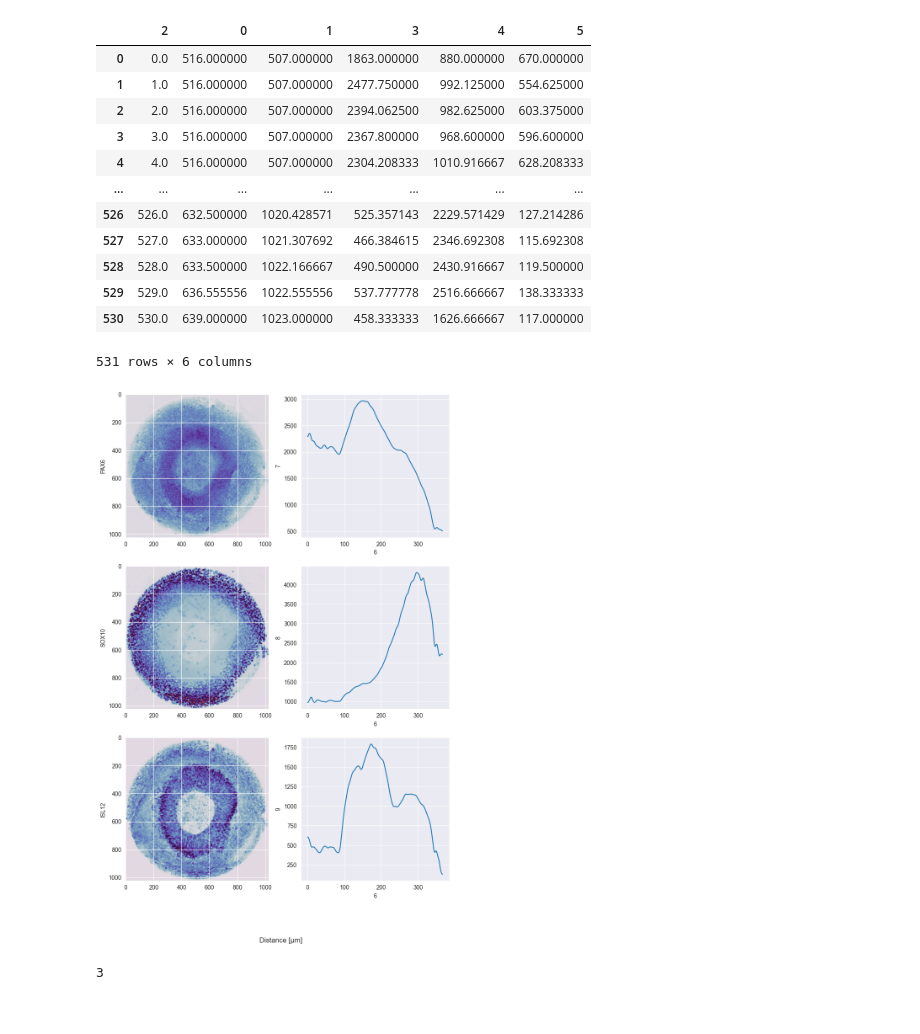
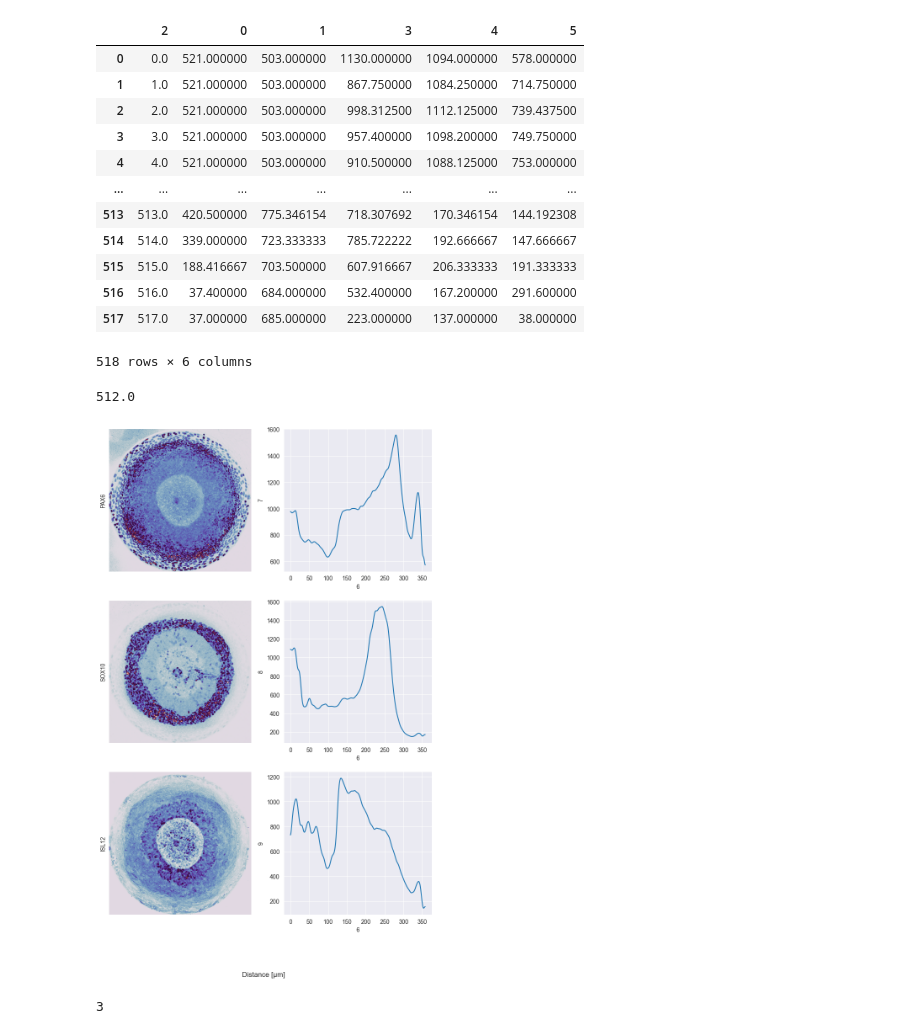
Before and after one commit to flotji-potji/micropattern_analysis, a Jupyter notebook: img_analysis.ipynb, the cells around one changed output. Saved outputs shown, nothing was run; the diff lists cells and outputs as text; code cells hidden in the pictures.

Commit message:
[FIX] micropattern mask

```diff
--- a/img_analysis.ipynb
+++ b/img_analysis.ipynb
@@ -3,8 +3,8 @@ import imageio.v3 as iio
 import numpy as np
 import matplotlib.pyplot as plt
 
-img = iio.imread("img/neural_crest_pax.lsm")
-img = np.sum(img, axis=0)
+img = iio.imread("imgs/all_fates/MAX_all_fates_Day6_pax6_488_sox10_546_isl12_647_dapi_2023_01_24__16_14_02.tif")
+#img = np.sum(img, axis=0)
 dapi_img = img[3]
 plt.imshow(dapi_img, cmap="gray_r")
 plt.grid(False)
@@ -25,6 +25,7 @@ import skimage.morphology as morph
 
 seed = np.copy(dapi_img_mask)
 seed[1:-1, 1:-1] = dapi_img_mask.max()
+dapi_img_mask = morph.remove_small_objects(dapi_img_mask, 200)
 dapi_img_mask = morph.reconstruction(seed, dapi_img_mask, method="erosion")
 plt.imshow(dapi_img_mask, cmap="gray_r")
 plt.grid(False)
@@ -71,18 +72,18 @@ distance_intensities.reset_index(inplace=True)
 distance_intensities
 # %% [output]
 |  | 2 | 0 | 1 | 3 | 4 | 5 |
-| 0 | 0.0 | 516.000000 | 507.000000 | 1863.000000 | 880.000000 | 670.000000 |
-| 1 | 1.0 | 516.000000 | 507.000000 | 2477.750000 | 992.125000 | 554.625000 |
-| 2 | 2.0 | 516.000000 | 507.000000 | 2394.062500 | 982.625000 | 603.375000 |
-| 3 | 3.0 | 516.000000 | 507.000000 | 2367.800000 | 968.600000 | 596.600000 |
-| 4 | 4.0 | 516.000000 | 507.000000 | 2304.208333 | 1010.916667 | 628.208333 |
+| 0 | 0.0 | 521.000000 | 503.000000 | 1130.000000 | 1094.000000 | 578.000000 |
+| 1 | 1.0 | 521.000000 | 503.000000 | 867.750000 | 1084.250000 | 714.750000 |
+| 2 | 2.0 | 521.000000 | 503.000000 | 998.312500 | 1112.125000 | 739.437500 |
+| 3 | 3.0 | 521.000000 | 503.000000 | 957.400000 | 1098.200000 | 749.750000 |
+| 4 | 4.0 | 521.000000 | 503.000000 | 910.500000 | 1088.125000 | 753.000000 |
 | ... | ... | ... | ... | ... | ... | ... |
-| 526 | 526.0 | 632.500000 | 1020.428571 | 525.357143 | 2229.571429 | 127.214286 |
-| 527 | 527.0 | 633.000000 | 1021.307692 | 466.384615 | 2346.692308 | 115.692308 |
-| 528 | 528.0 | 633.500000 | 1022.166667 | 490.500000 | 2430.916667 | 119.500000 |
-| 529 | 529.0 | 636.555556 | 1022.555556 | 537.777778 | 2516.666667 | 138.333333 |
-| 530 | 530.0 | 639.000000 | 1023.000000 | 458.333333 | 1626.666667 | 117.000000 |
+| 513 | 513.0 | 420.500000 | 775.346154 | 718.307692 | 170.346154 | 144.192308 |
+| 514 | 514.0 | 339.000000 | 723.333333 | 785.722222 | 192.666667 | 147.666667 |
+| 515 | 515.0 | 188.416667 | 703.500000 | 607.916667 | 206.333333 | 191.333333 |
+| 516 | 516.0 | 37.400000 | 684.000000 | 532.400000 | 167.200000 | 291.600000 |
+| 517 | 517.0 | 37.000000 | 685.000000 | 223.000000 | 137.000000 | 38.000000 |
-531 rows × 6 columns
+518 rows × 6 columns
 # %%
 from scipy.ndimage import gaussian_filter
 
@@ -93,20 +94,26 @@ distance_intensities[6] = distance_intensities[2] * res_x
 for i in range(3,6):
     sigma = np.nanmean(df[df.iloc[:, 4] > 0].groupby(2, sort=True).std()[i])
     distance_intensities[i+4] = gaussian_filter(distance_intensities[i], 4)
+# %%
+img[0][0].shape[0]/2
+# %% [output]
+512.0
 # %%
 import seaborn as sns
 
 y_labels = ["PAX6", "SOX10", "ISL12"]
 
 (fig, ax) = plt.subplots(3, 2, figsize=(10, 15))
 for i in range(3):
     sns.lineplot(distance_intensities, x=6, y=7+i, ax=ax[i][1])
     ax[i][0].imshow(img[i], cmap="twilight")
     ax[i][0].set_ylabel(y_labels[i])
+    ax[i][0].set_xticks(np.arange(-img[i][0].shape[0]/2, -img[i][0].shape[0]/2, 1))
+    ax[i][0].set_yticks(np.arange(-img[i][1].shape[0]/2, -img[i][1].shape[0]/2, 1))
 fig.supxlabel("Distance [µm]")
 plt.show()
 # %% [output]
-[figure, old version]
+[figure, new version]
 # %%
 len(ax)
 # %% [output]
```
Also changed, not shown: parts of 5 cells of this notebook, 2 other files.
